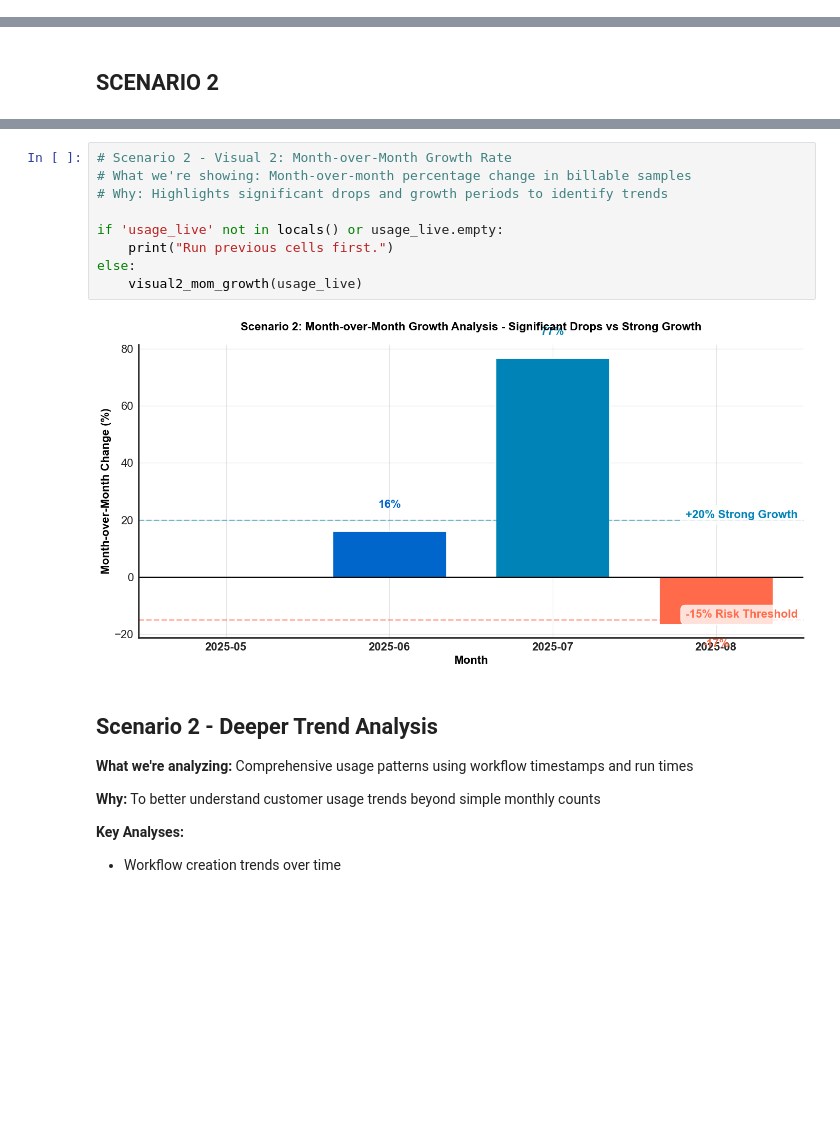
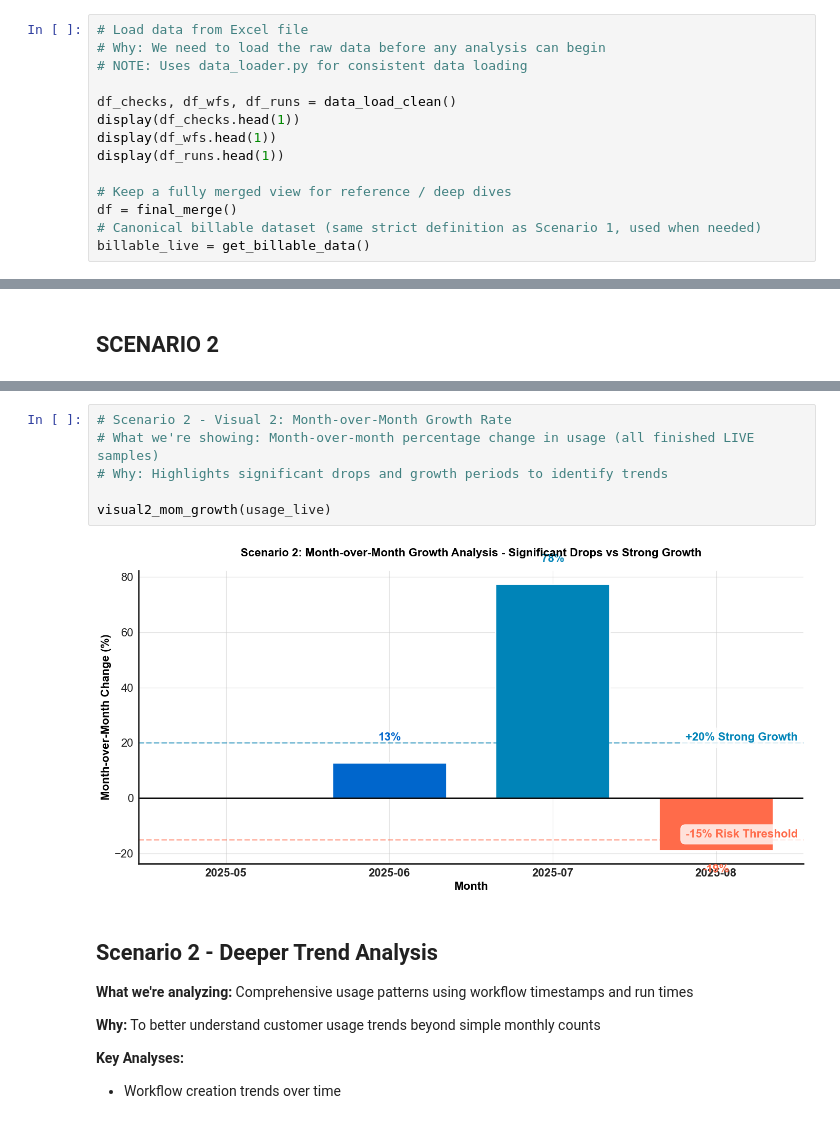
Before and after one commit to megpatakota/customer_data_analysis, a Jupyter notebook: notebooks/scenario2_customer_health.ipynb, the cells around one changed output, grey strips where cells are left out. Saved outputs shown, nothing was run; the diff lists cells and outputs as text; blank space fills up the shorter version.

```diff
--- a/notebooks/scenario2_customer_health.ipynb
+++ b/notebooks/scenario2_customer_health.ipynb
@@ -281,0 +46,14 @@ Name: count, dtype: int64
+# %%
+# Load data from Excel file
+# Why: We need to load the raw data before any analysis can begin
+# NOTE: Uses data_loader.py for consistent data loading
+
+df_checks, df_wfs, df_runs = data_load_clean()
+display(df_checks.head(1))
+display(df_wfs.head(1))
+display(df_runs.head(1))
+
+# Keep a fully merged view for reference / deep dives
+df = final_merge()
+# Canonical billable dataset (same strict definition as Scenario 1, used when needed)
+billable_live = get_billable_data()
@@ -425,14 +209,11 @@ else:
 # %%
 # Scenario 2 - Visual 2: Month-over-Month Growth Rate
-# What we're showing: Month-over-month percentage change in billable samples
+# What we're showing: Month-over-month percentage change in usage (all finished LIVE samples)
 # Why: Highlights significant drops and growth periods to identify trends
 
-if 'usage_live' not in locals() or usage_live.empty:
-    print("Run previous cells first.")
-else:
-    visual2_mom_growth(usage_live)
+visual2_mom_growth(usage_live)
 # %% [output]
-[figure, old version]
+[figure, new version]
 # %% [markdown]
 ## Scenario 2 - Deeper Trend Analysis
 
```
Also changed, not shown: parts of 20 cells of this notebook, 8 other files.
